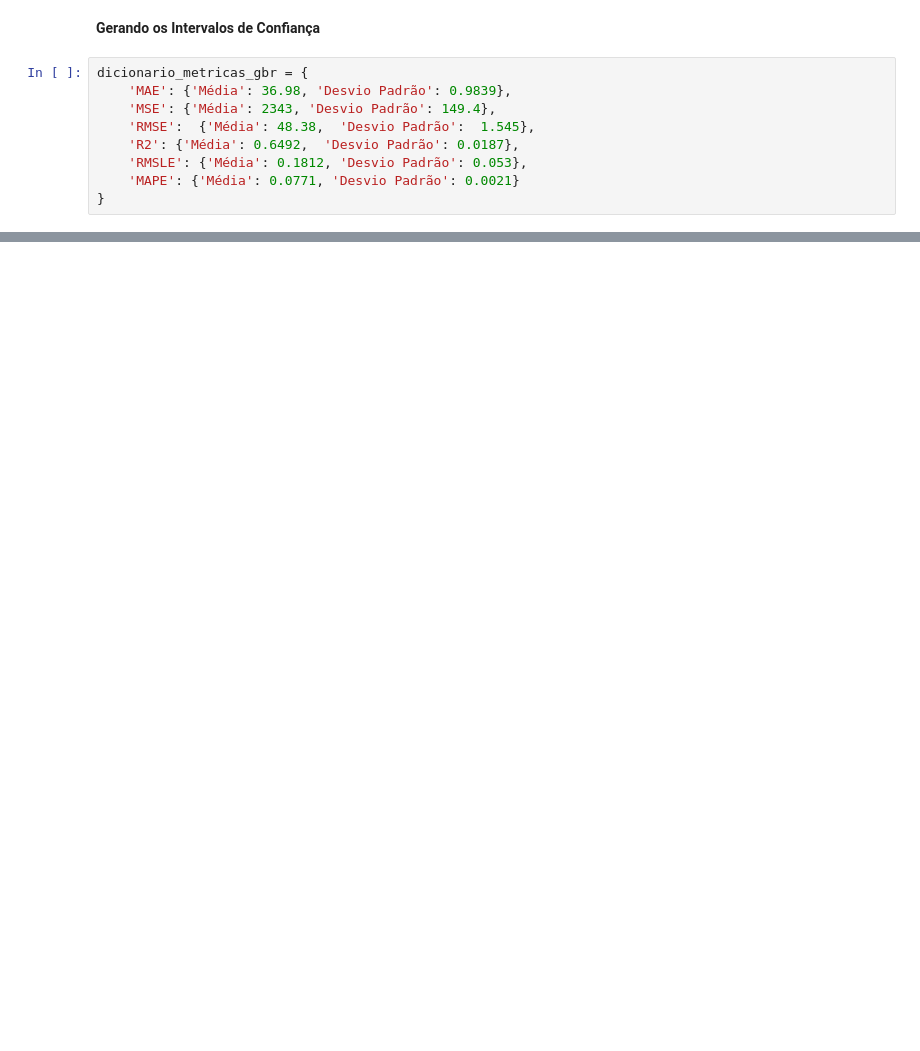
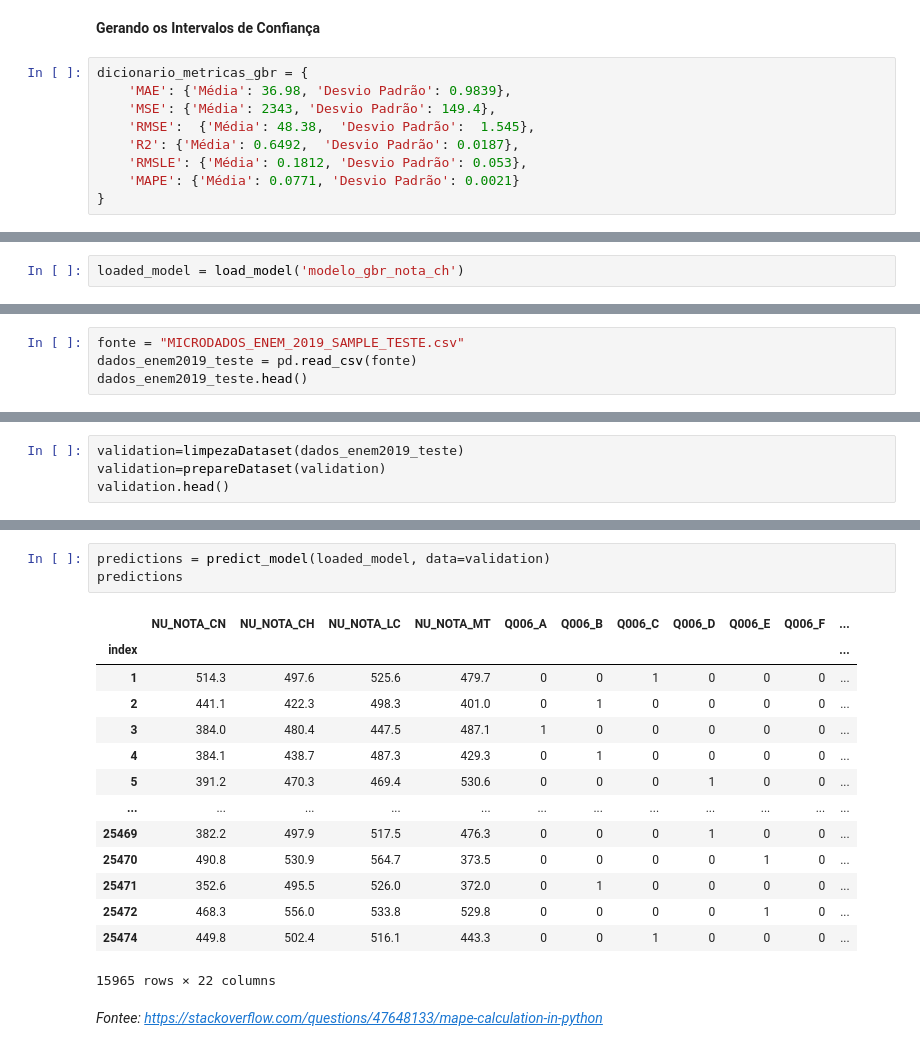
Before and after one commit to DaviReisVieira/Projeto-2-CDados, a Jupyter notebook: Análise Exploratória e Modelo.ipynb, the cells around one changed output, grey strips where cells are left out. Drawn from its saved outputs; the diff is of its cells as text; blank space fills up the shorter version.

```diff
--- a/Análise Exploratória e Modelo.ipynb
+++ b/Análise Exploratória e Modelo.ipynb
@@ -1257,0 +1426,2 @@ plot_model(gbr, 'feature')
+# %%
+loaded_model = load_model('modelo_gbr_nota_ch')
@@ -1257,0 +1432,4 @@ plot_model(gbr, 'feature')
+# %%
+fonte = "MICRODADOS_ENEM_2019_SAMPLE_TESTE.csv"
+dados_enem2019_teste = pd.read_csv(fonte)
+dados_enem2019_teste.head()
@@ -1257,0 +1444,4 @@ plot_model(gbr, 'feature')
+# %%
+validation=limpezaDataset(dados_enem2019_teste)
+validation=prepareDataset(validation)
+validation.head()
@@ -1257,0 +1456,20 @@ plot_model(gbr, 'feature')
+# %%
+predictions = predict_model(loaded_model, data=validation)
+predictions
+# %% [output]
+|  | NU_NOTA_CN | NU_NOTA_CH | NU_NOTA_LC | NU_NOTA_MT | Q006_A | Q006_B | Q006_C | Q006_D | Q006_E | Q006_F | ... |
+| index |  |  |  |  |  |  |  |  |  |  | ... |
+| 1 | 514.3 | 497.6 | 525.6 | 479.7 | 0 | 0 | 1 | 0 | 0 | 0 | ... |
+| 2 | 441.1 | 422.3 | 498.3 | 401.0 | 0 | 1 | 0 | 0 | 0 | 0 | ... |
+| 3 | 384.0 | 480.4 | 447.5 | 487.1 | 1 | 0 | 0 | 0 | 0 | 0 | ... |
+| 4 | 384.1 | 438.7 | 487.3 | 429.3 | 0 | 1 | 0 | 0 | 0 | 0 | ... |
+| 5 | 391.2 | 470.3 | 469.4 | 530.6 | 0 | 0 | 0 | 1 | 0 | 0 | ... |
+| ... | ... | ... | ... | ... | ... | ... | ... | ... | ... | ... | ... |
+| 25469 | 382.2 | 497.9 | 517.5 | 476.3 | 0 | 0 | 0 | 1 | 0 | 0 | ... |
+| 25470 | 490.8 | 530.9 | 564.7 | 373.5 | 0 | 0 | 0 | 0 | 1 | 0 | ... |
+| 25471 | 352.6 | 495.5 | 526.0 | 372.0 | 0 | 1 | 0 | 0 | 0 | 0 | ... |
+| 25472 | 468.3 | 556.0 | 533.8 | 529.8 | 0 | 0 | 0 | 0 | 1 | 0 | ... |
+| 25474 | 449.8 | 502.4 | 516.1 | 443.3 | 0 | 0 | 1 | 0 | 0 | 0 | ... |
+15965 rows × 22 columns
+# %% [markdown]
+*Fontee: https://stackoverflow.com/questions/47648133/mape-calculation-in-python*
```
Also changed, not shown: parts of 35 cells of this notebook, 6 other files.
